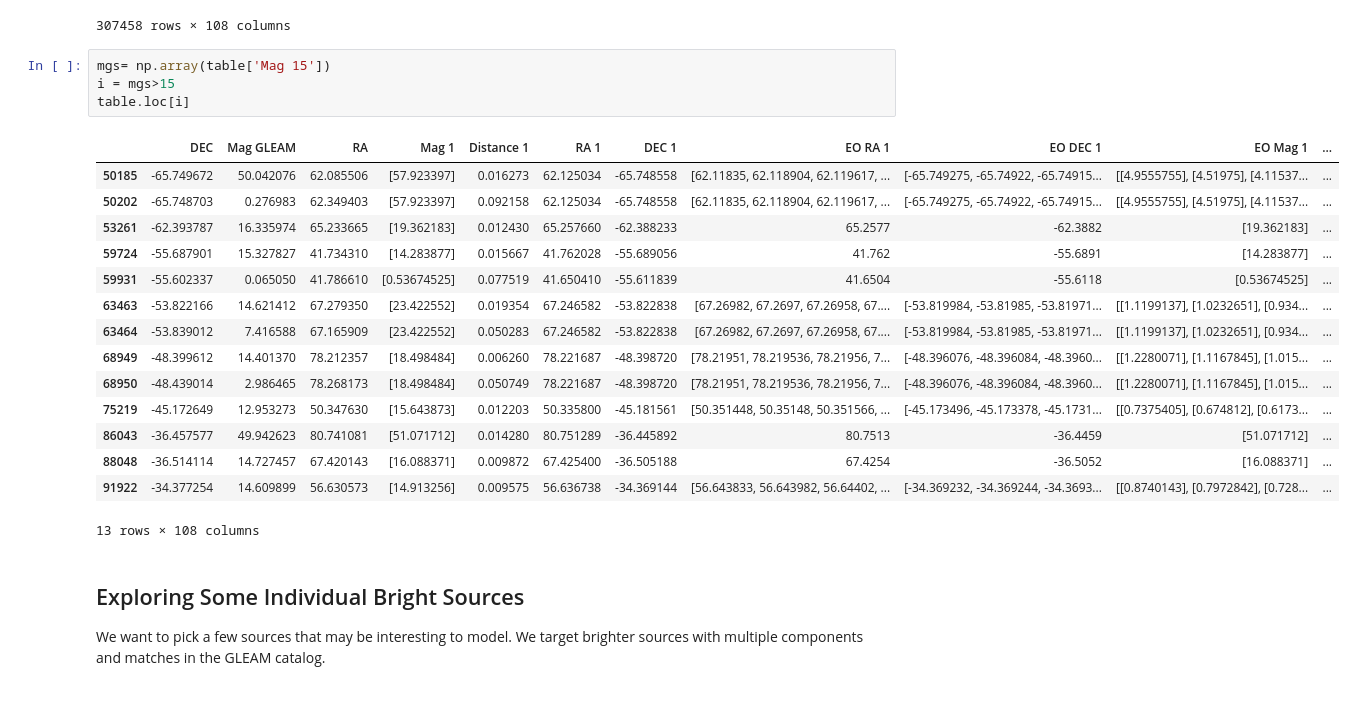
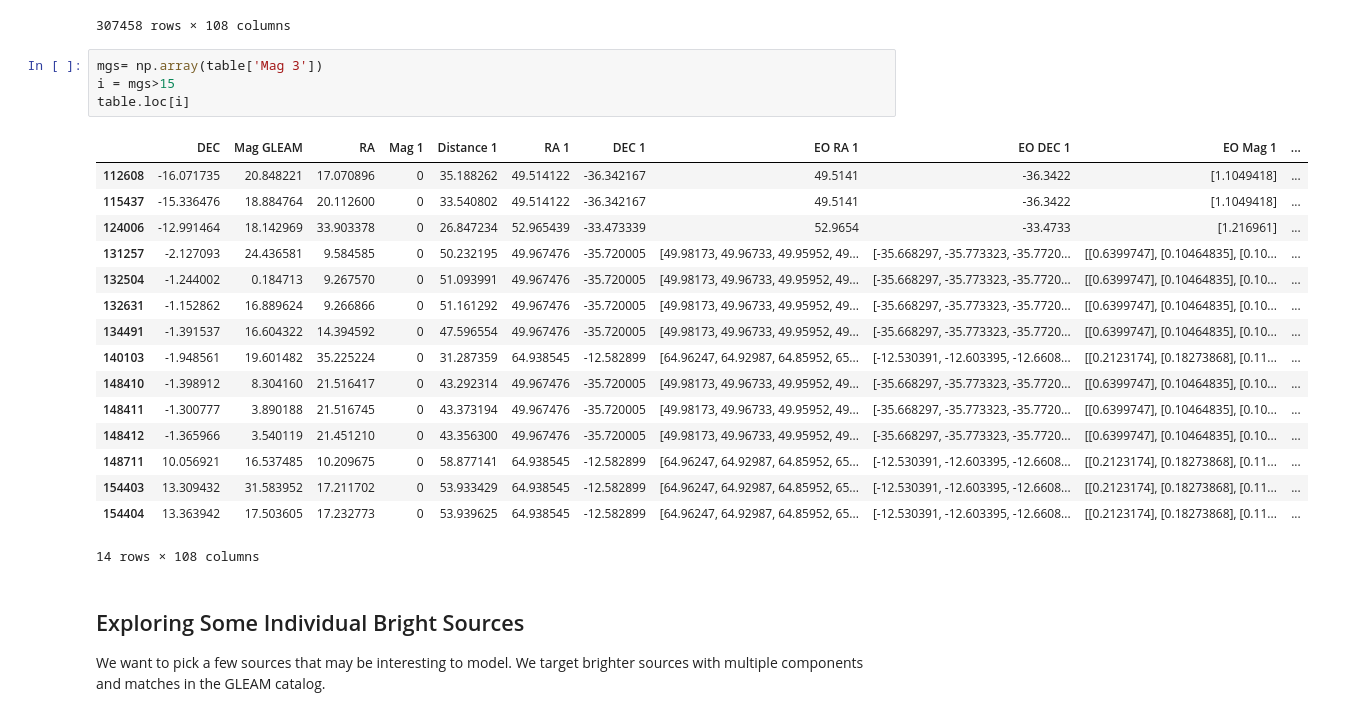
Before and after one commit to kelceydavis33/uwashchamp2019, a Jupyter notebook: GLEAM_Matching.ipynb, the cells around one changed output. Cells and saved outputs as stored; diff of their text form.

```diff
--- a/GLEAM_Matching.ipynb
+++ b/GLEAM_Matching.ipynb
@@ -495,25 +495,26 @@ table
 | 307457 | 58.811665 | 17693.900391 | -9.133759 | 0 | 92.732193 | 64.938545 | -12.582899 | [64.96247, 64.92987, 64.85952, 65... | [-12.530391, -12.603395, -12.6608... | [[0.2123174], [0.18273868], [0.11... | ... |
 307458 rows × 108 columns
 # %%
-mgs= np.array(table['Mag 15'])
+mgs= np.array(table['Mag 3'])
 i = mgs>15
 table.loc[i]
 # %% [output]
 |  | DEC | Mag GLEAM | RA | Mag 1 | Distance 1 | RA 1 | DEC 1 | EO RA 1 | EO DEC 1 | EO Mag 1 | ... |
-| 50185 | -65.749672 | 50.042076 | 62.085506 | [57.923397] | 0.016273 | 62.125034 | -65.748558 | [62.11835, 62.118904, 62.119617, ... | [-65.749275, -65.74922, -65.74915... | [[4.9555755], [4.51975], [4.11537... | ... |
-| 50202 | -65.748703 | 0.276983 | 62.349403 | [57.923397] | 0.092158 | 62.125034 | -65.748558 | [62.11835, 62.118904, 62.119617, ... | [-65.749275, -65.74922, -65.74915... | [[4.9555755], [4.51975], [4.11537... | ... |
-| 53261 | -62.393787 | 16.335974 | 65.233665 | [19.362183] | 0.012430 | 65.257660 | -62.388233 | 65.2577 | -62.3882 | [19.362183] | ... |
-| 59724 | -55.687901 | 15.327827 | 41.734310 | [14.283877] | 0.015667 | 41.762028 | -55.689056 | 41.762 | -55.6891 | [14.283877] | ... |
-| 59931 | -55.602337 | 0.065050 | 41.786610 | [0.53674525] | 0.077519 | 41.650410 | -55.611839 | 41.6504 | -55.6118 | [0.53674525] | ... |
-| 63463 | -53.822166 | 14.621412 | 67.279350 | [23.422552] | 0.019354 | 67.246582 | -53.822838 | [67.26982, 67.2697, 67.26958, 67.... | [-53.819984, -53.81985, -53.81971... | [[1.1199137], [1.0232651], [0.934... | ... |
-| 63464 | -53.839012 | 7.416588 | 67.165909 | [23.422552] | 0.050283 | 67.246582 | -53.822838 | [67.26982, 67.2697, 67.26958, 67.... | [-53.819984, -53.81985, -53.81971... | [[1.1199137], [1.0232651], [0.934... | ... |
-| 68949 | -48.399612 | 14.401370 | 78.212357 | [18.498484] | 0.006260 | 78.221687 | -48.398720 | [78.21951, 78.219536, 78.21956, 7... | [-48.396076, -48.396084, -48.3960... | [[1.2280071], [1.1167845], [1.015... | ... |
-| 68950 | -48.439014 | 2.986465 | 78.268173 | [18.498484] | 0.050749 | 78.221687 | -48.398720 | [78.21951, 78.219536, 78.21956, 7... | [-48.396076, -48.396084, -48.3960... | [[1.2280071], [1.1167845], [1.015... | ... |
-| 75219 | -45.172649 | 12.953273 | 50.347630 | [15.643873] | 0.012203 | 50.335800 | -45.181561 | [50.351448, 50.35148, 50.351566, ... | [-45.173496, -45.173378, -45.1731... | [[0.7375405], [0.674812], [0.6173... | ... |
-| 86043 | -36.457577 | 49.942623 | 80.741081 | [51.071712] | 0.014280 | 80.751289 | -36.445892 | 80.7513 | -36.4459 | [51.071712] | ... |
-| 88048 | -36.514114 | 14.727457 | 67.420143 | [16.088371] | 0.009872 | 67.425400 | -36.505188 | 67.4254 | -36.5052 | [16.088371] | ... |
-| 91922 | -34.377254 | 14.609899 | 56.630573 | [14.913256] | 0.009575 | 56.636738 | -34.369144 | [56.643833, 56.643982, 56.64402, ... | [-34.369232, -34.369244, -34.3693... | [[0.8740143], [0.7972842], [0.728... | ... |
+| 112608 | -16.071735 | 20.848221 | 17.070896 | 0 | 35.188262 | 49.514122 | -36.342167 | 49.5141 | -36.3422 | [1.1049418] | ... |
+| 115437 | -15.336476 | 18.884764 | 20.112600 | 0 | 33.540802 | 49.514122 | -36.342167 | 49.5141 | -36.3422 | [1.1049418] | ... |
+| 124006 | -12.991464 | 18.142969 | 33.903378 | 0 | 26.847234 | 52.965439 | -33.473339 | 52.9654 | -33.4733 | [1.216961] | ... |
+| 131257 | -2.127093 | 24.436581 | 9.584585 | 0 | 50.232195 | 49.967476 | -35.720005 | [49.98173, 49.96733, 49.95952, 49... | [-35.668297, -35.773323, -35.7720... | [[0.6399747], [0.10464835], [0.10... | ... |
+| 132504 | -1.244002 | 0.184713 | 9.267570 | 0 | 51.093991 | 49.967476 | -35.720005 | [49.98173, 49.96733, 49.95952, 49... | [-35.668297, -35.773323, -35.7720... | [[0.6399747], [0.10464835], [0.10... | ... |
+| 132631 | -1.152862 | 16.889624 | 9.266866 | 0 | 51.161292 | 49.967476 | -35.720005 | [49.98173, 49.96733, 49.95952, 49... | [-35.668297, -35.773323, -35.7720... | [[0.6399747], [0.10464835], [0.10... | ... |
+| 134491 | -1.391537 | 16.604322 | 14.394592 | 0 | 47.596554 | 49.967476 | -35.720005 | [49.98173, 49.96733, 49.95952, 49... | [-35.668297, -35.773323, -35.7720... | [[0.6399747], [0.10464835], [0.10... | ... |
+| 140103 | -1.948561 | 19.601482 | 35.225224 | 0 | 31.287359 | 64.938545 | -12.582899 | [64.96247, 64.92987, 64.85952, 65... | [-12.530391, -12.603395, -12.6608... | [[0.2123174], [0.18273868], [0.11... | ... |
+| 148410 | -1.398912 | 8.304160 | 21.516417 | 0 | 43.292314 | 49.967476 | -35.720005 | [49.98173, 49.96733, 49.95952, 49... | [-35.668297, -35.773323, -35.7720... | [[0.6399747], [0.10464835], [0.10... | ... |
+| 148411 | -1.300777 | 3.890188 | 21.516745 | 0 | 43.373194 | 49.967476 | -35.720005 | [49.98173, 49.96733, 49.95952, 49... | [-35.668297, -35.773323, -35.7720... | [[0.6399747], [0.10464835], [0.10... | ... |
+| 148412 | -1.365966 | 3.540119 | 21.451210 | 0 | 43.356300 | 49.967476 | -35.720005 | [49.98173, 49.96733, 49.95952, 49... | [-35.668297, -35.773323, -35.7720... | [[0.6399747], [0.10464835], [0.10... | ... |
+| 148711 | 10.056921 | 16.537485 | 10.209675 | 0 | 58.877141 | 64.938545 | -12.582899 | [64.96247, 64.92987, 64.85952, 65... | [-12.530391, -12.603395, -12.6608... | [[0.2123174], [0.18273868], [0.11... | ... |
+| 154403 | 13.309432 | 31.583952 | 17.211702 | 0 | 53.933429 | 64.938545 | -12.582899 | [64.96247, 64.92987, 64.85952, 65... | [-12.530391, -12.603395, -12.6608... | [[0.2123174], [0.18273868], [0.11... | ... |
+| 154404 | 13.363942 | 17.503605 | 17.232773 | 0 | 53.939625 | 64.938545 | -12.582899 | [64.96247, 64.92987, 64.85952, 65... | [-12.530391, -12.603395, -12.6608... | [[0.2123174], [0.18273868], [0.11... | ... |
-13 rows × 108 columns
+14 rows × 108 columns
 # %% [markdown]
 ## Exploring Some Individual Bright Sources
 
```
Also changed, not shown: parts of 16 cells of this notebook.
